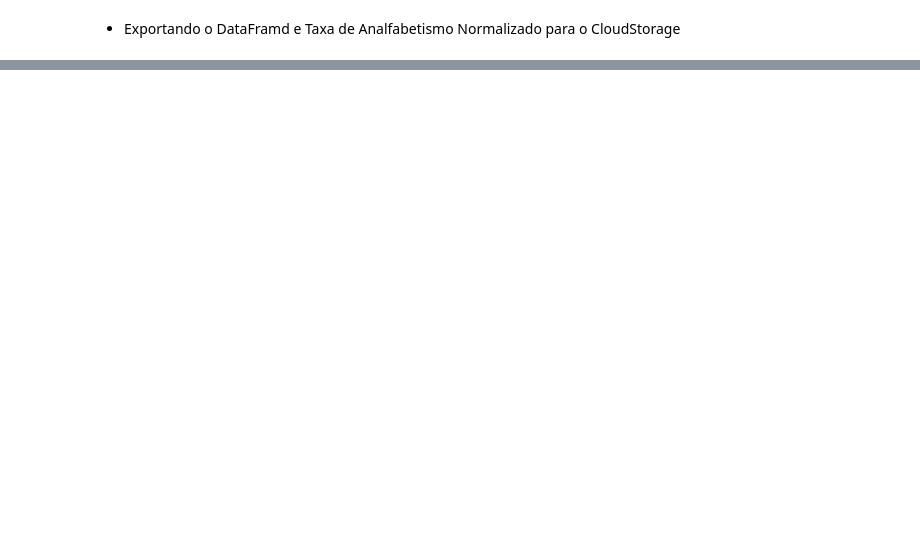
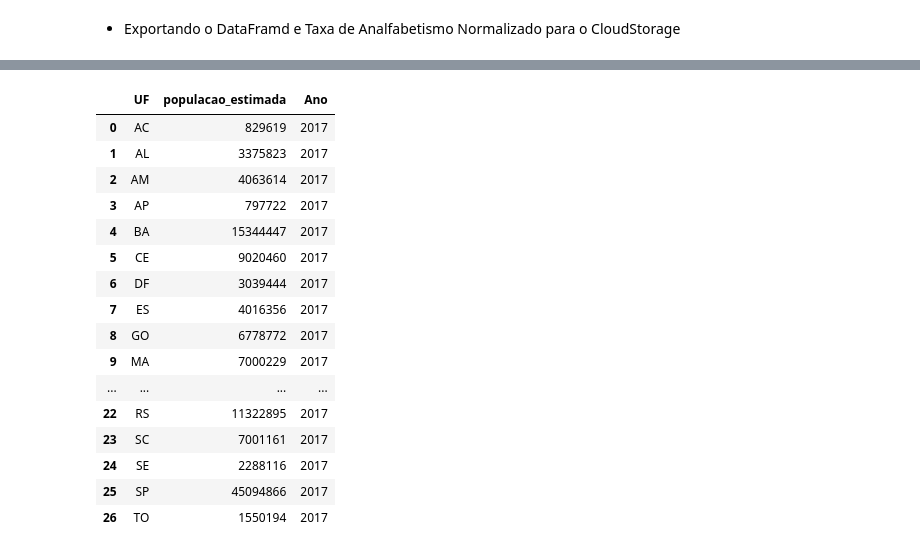
Before and after one commit to marimoreiraa/ProjetoFinal, a Jupyter notebook: 1_Pandas.ipynb, the cells around one changed output, grey strips where cells are left out. Saved outputs shown, nothing was run; the diff lists cells and outputs as text; code cells hidden in the pictures; blank space fills up the shorter version.

```diff
--- a/1_Pandas.ipynb
+++ b/1_Pandas.ipynb
@@ -1643,0 +1610,22 @@ bucket.blob('2_temp/temp_pandas_taxa_analfabetismo_normalizado.csv').upload_from
+# %%
+data_2017 = {'UF': arr_estados, 'populacao_estimada': total_pop_ano_estado(2017), 'Ano': 2017}
+df_pop_2017 = pd.DataFrame(data=data_2017)
+df_pop_2017
+# %% [output]
+|  | UF | populacao_estimada | Ano |
+| 0 | AC | 829619 | 2017 |
+| 1 | AL | 3375823 | 2017 |
+| 2 | AM | 4063614 | 2017 |
+| 3 | AP | 797722 | 2017 |
+| 4 | BA | 15344447 | 2017 |
+| 5 | CE | 9020460 | 2017 |
+| 6 | DF | 3039444 | 2017 |
+| 7 | ES | 4016356 | 2017 |
+| 8 | GO | 6778772 | 2017 |
+| 9 | MA | 7000229 | 2017 |
+| ... | ... | ... | ... |
+| 22 | RS | 11322895 | 2017 |
+| 23 | SC | 7001161 | 2017 |
+| 24 | SE | 2288116 | 2017 |
+| 25 | SP | 45094866 | 2017 |
+| 26 | TO | 1550194 | 2017 |
```
Also changed, not shown: parts of 44 cells of this notebook.
